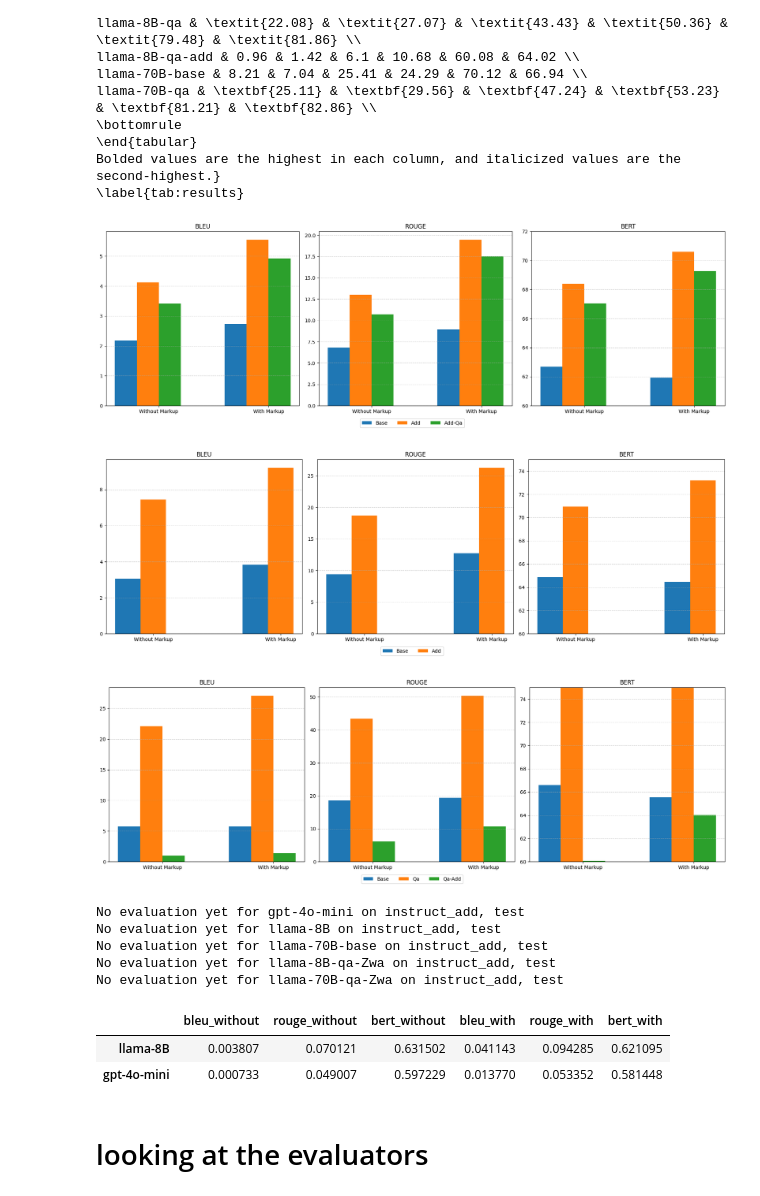
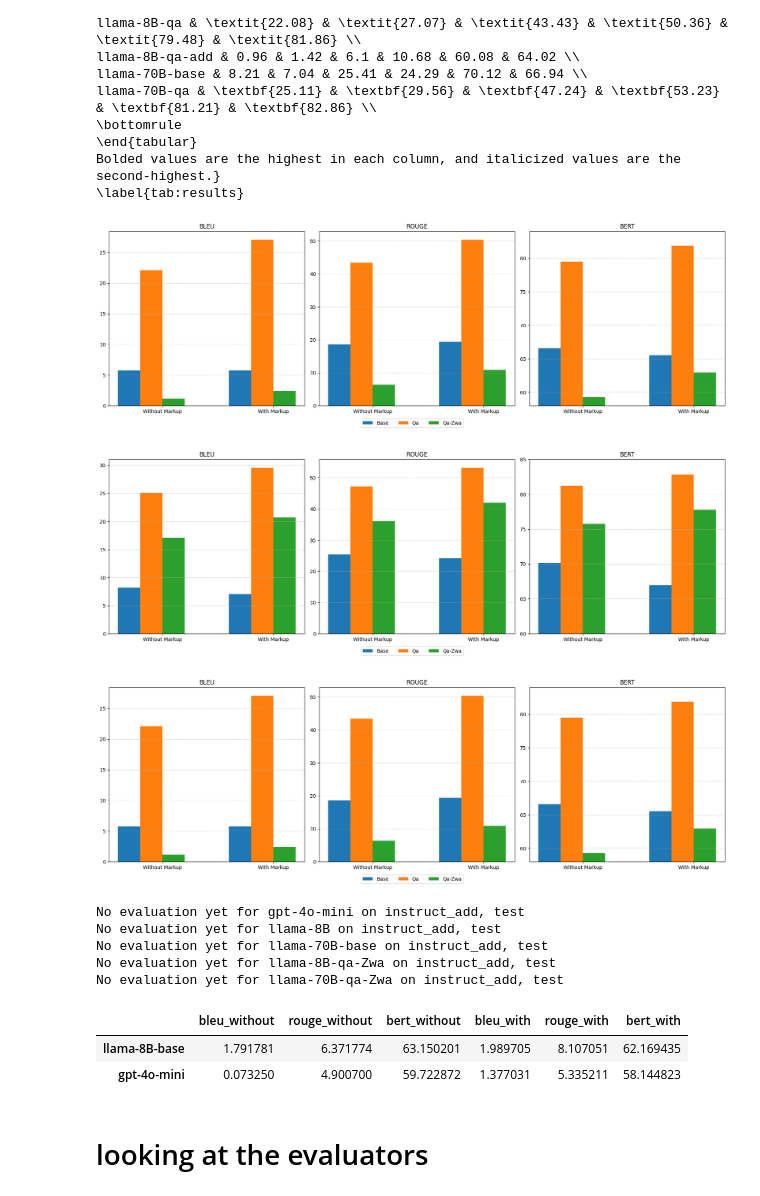
Before and after one commit to Boffl/BullingerDigitalLMFootnotes, a Jupyter notebook: evaluate/evaluate.ipynb, the cells around one changed output. Cells and saved outputs as stored; diff of their text form; code cells hidden in the pictures.

```diff
--- a/evaluate/evaluate.ipynb
+++ b/evaluate/evaluate.ipynb
@@ -387,7 +382,7 @@ mean_df
 | llama-70B-base | 3.051897 | 9.393874 | 64.860337 | 3.832269 | 12.741946 | 64.475277 |
 | llama-70B-add | 7.448465 | 18.757611 | 70.948920 | 9.214639 | 26.289998 | 73.180175 |
 # %%
-mean_df, std_df = compare(["llama-8B-base", "llama-8B-qa",  "llama-8B-qa-add", "llama-70B-base", "llama-70B-qa"], "dev_100", "instruct_qa")
+mean_df, std_df = compare(["llama-8B-base", "llama-8B-qa", "llama-8B-qa-Zwa", "llama-70B-base", "llama-70B-qa", "llama-70B-qa-zwa"], "dev_100", "instruct_qa")
 mean_df
 # %% [output]
 |  | bleu_without | rouge_without | bert_without | bleu_with | rouge_with | bert_with |
@@ -419,29 +415,29 @@ from eval_plots import plot_model_metrics_with_ci
 import matplotlib.pyplot as plt
 
 
-plot_model_metrics_with_ci(mean_df, "8B", bert_ylim=(60, 72))
-if False:
+plot_model_metrics_with_ci(mean_df, "8B", bert_ylim=(58, 84))
+if True:
     plot_folder = os.path.abspath(r"/mnt/c/Users/nik_b/Documents/UZH/CL/Master_thesis_text/master-thesis/images/plots")
     # plot_folder = "../plots"
     plot_name = "8B-dev100.pdf"
     plt.savefig(os.path.join(plot_folder, plot_name), dpi=300, bbox_inches='tight',format='pdf')
 # %% [output]
-[figure, old version]
+[figure, new version]
 # %%
-plot_model_metrics_with_ci(mean_df, "70B", bert_ylim=(60, 75))
-if False:
+plot_model_metrics_with_ci(mean_df, "70B", bert_ylim=(60, 85))
+if True:
     plot_folder = os.path.abspath(r"/mnt/c/Users/nik_b/Documents/UZH/CL/Master_thesis_text/master-thesis/images/plots")
     # plot_folder = "../plots"
     plot_name = "70B-dev100.pdf"
     plt.savefig(os.path.join(plot_folder, plot_name), dpi=300, bbox_inches='tight',format='pdf')
 # %% [output]
-[figure, old version]
+[figure, new version]
 # %%
 mean_df, std_df = compare(["llama-8B-base", "llama-8B-qa", "llama-8B-qa-add", "llama-70B-base", "llama-70B-qa"], "dev_100", "instruct_qa")
 # %%
-fig = plot_model_metrics_with_ci(mean_df, "8B", bert_ylim=(60, 75))
+fig = plot_model_metrics_with_ci(mean_df, "8B", bert_ylim=(58, 84))
 # %% [output]
-[figure, old version]
+[figure, new version]
 # %%
 mean_df, std_df = compare(["gpt-4o-mini", "llama-8B", "llama-70B-base", "llama-8B-qa-Zwa", "llama-70B-qa-Zwa"], "test", "instruct_add")
 # %% [output]
@@ -451,11 +447,12 @@ No evaluation yet for llama-70B-base on instruct_add, test
 No evaluation yet for llama-8B-qa-Zwa on instruct_add, test
 No evaluation yet for llama-70B-qa-Zwa on instruct_add, test
 # %%
-compare(["llama-8B", "gpt-4o-mini"], "test", "instruct_add")
+mean_df, std_df = compare(["llama-8B-base", "gpt-4o-mini"], "test", "instruct_add")
+mean_df
 # %% [output]
 |  | bleu_without | rouge_without | bert_without | bleu_with | rouge_with | bert_with |
-| llama-8B | 0.003807 | 0.070121 | 0.631502 | 0.041143 | 0.094285 | 0.621095 |
-| gpt-4o-mini | 0.000733 | 0.049007 | 0.597229 | 0.013770 | 0.053352 | 0.581448 |
+| llama-8B-base | 1.791781 | 6.371774 | 63.150201 | 1.989705 | 8.107051 | 62.169435 |
+| gpt-4o-mini | 0.073250 | 4.900700 | 59.722872 | 1.377031 | 5.335211 | 58.144823 |
 # %% [markdown]
 # looking at the evaluators
 # %% [markdown]
```
Also changed, not shown: parts of 5 cells of this notebook.
